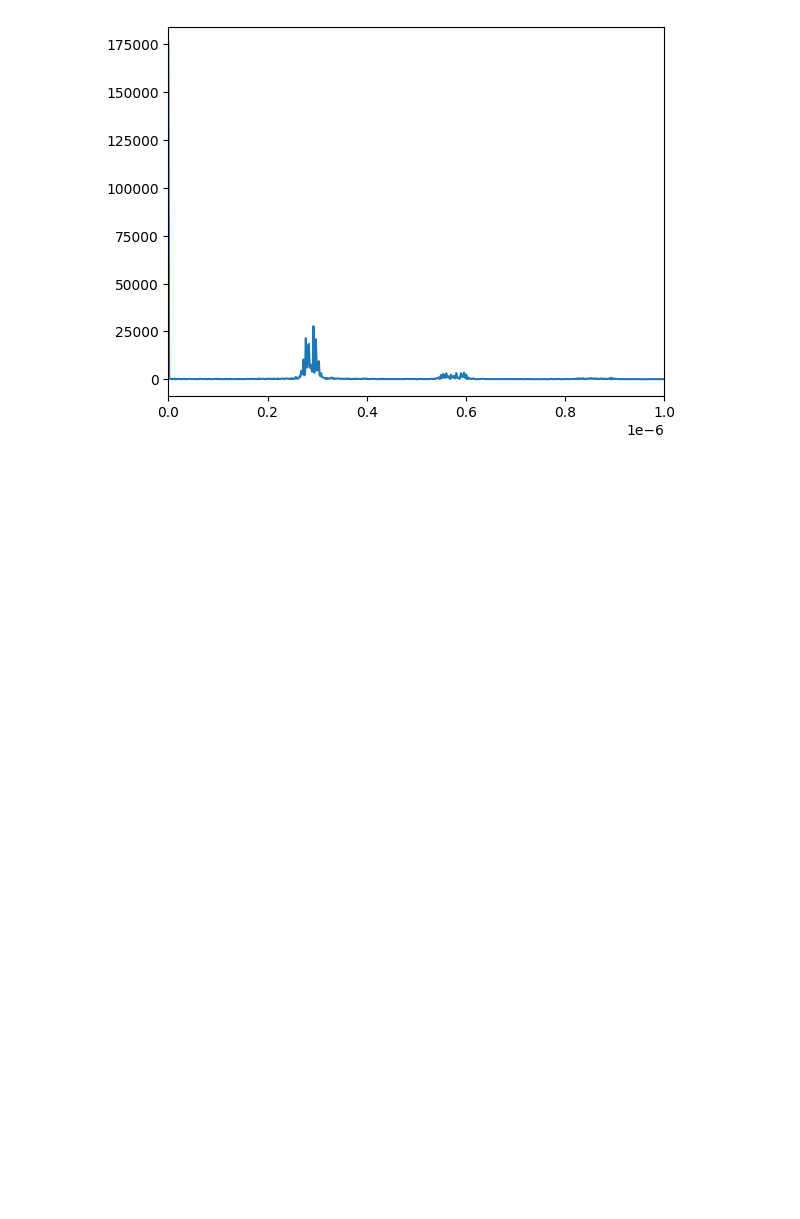
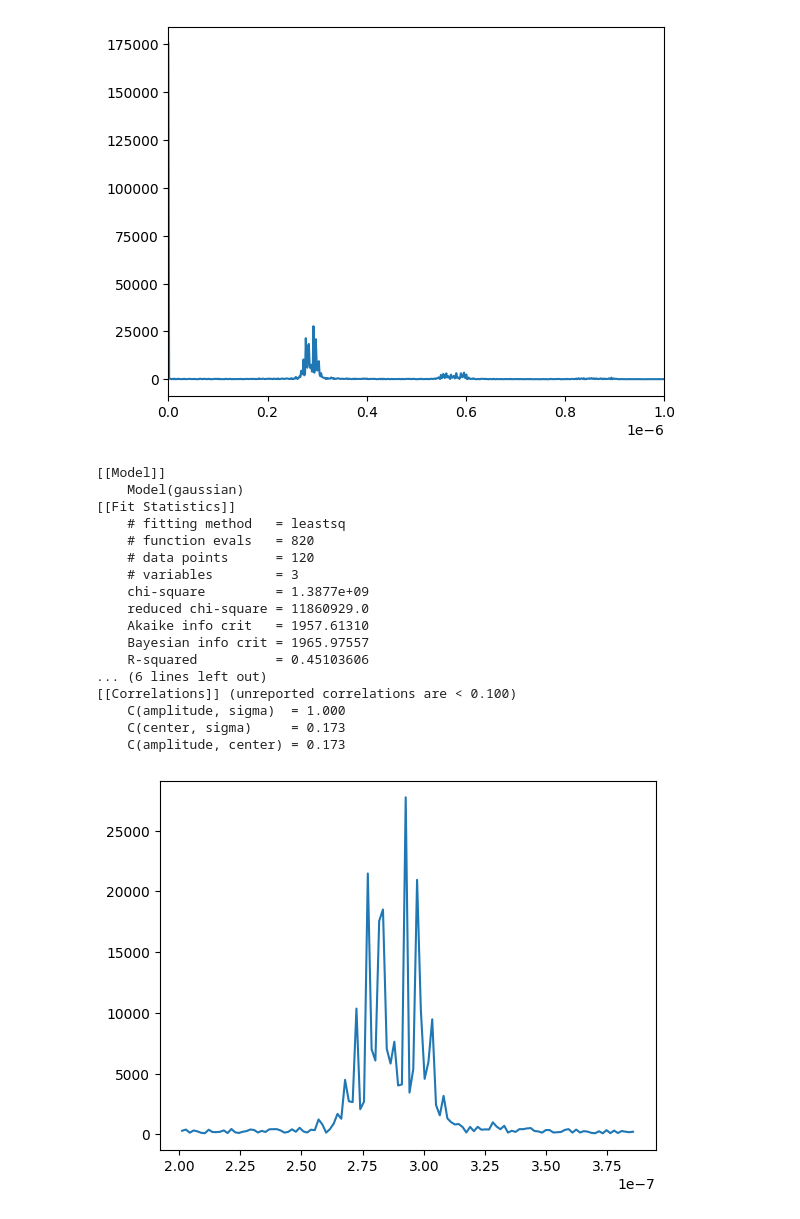
Before and after one commit to Friedrich-Jahns/Fortgeschrittenen-Praktikum-Physik, a Jupyter notebook: FP4_Michelson/A3/A3.ipynb, the cells around one changed output. Saved outputs shown, nothing was run; the diff lists cells and outputs as text; code cells hidden in the pictures; blank space fills up the shorter version.

```diff
--- a/FP4_Michelson/A3/A3.ipynb
+++ b/FP4_Michelson/A3/A3.ipynb
@@ -32,7 +32,7 @@ f.form([4.255,5.868])
 sr = 1/(f.pos(data[0],5.5)-f.pos(data[0],4.5))
 n = len(data[1])
 d = 1/sr
-f = data[0]
+
 
 
 yf = fft.rfft(data[1])
@@ -42,3 +42,32 @@ plt.plot(xs,np.abs(yf))
 # %% [output]
 [<matplotlib.lines.Line2D at 0x...>]
 [figure]
+# %%
+von,bis = 130,250
+plt.plot(xs[von:bis],np.abs(yf)[von:bis])
+
+yf=np.abs(yf)
+fillerr = np.full(bis-von,1)
+
+res = f.gausfit(yf[von:bis],xs[von:bis],fillerr)
+res.plot()
+print(res.fit_report())
+# %% [output]
+[[Model]]
+    Model(gaussian)
+[[Fit Statistics]]
+    # fitting method   = leastsq
+    # function evals   = 820
+    # data points      = 120
+    # variables        = 3
+    chi-square         = 1.3877e+09
+    reduced chi-square = 11860929.0
+    Akaike info crit   = 1957.61310
+    Bayesian info crit = 1965.97557
+    R-squared          = 0.45103606
+... (6 lines left out)
+[[Correlations]] (unreported correlations are < 0.100)
+    C(amplitude, sigma)  = 1.000
+    C(center, sigma)     = 0.173
+    C(amplitude, center) = 0.173
+[figure, added]
```
Also changed, not shown: parts of 1 cell of this notebook, 3 other files.
